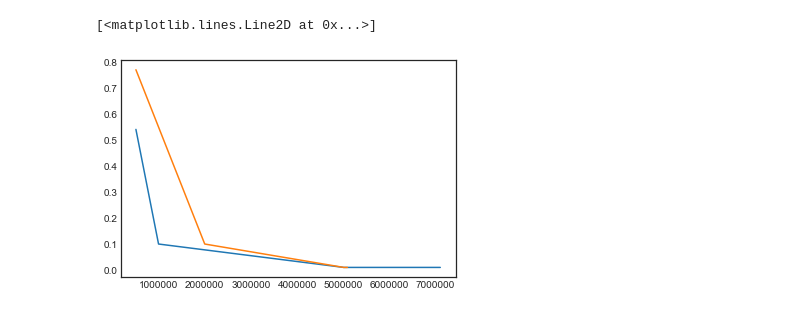
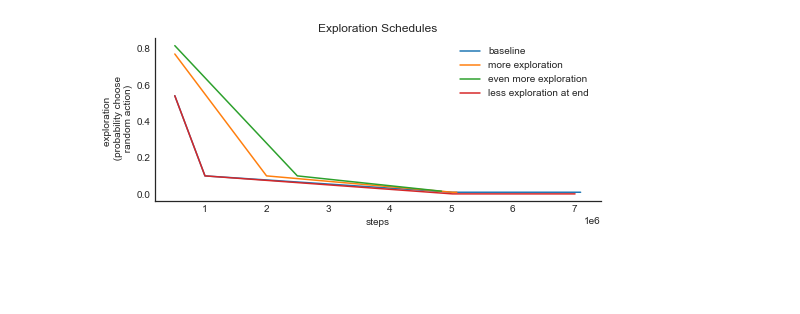
Before and after one commit to crgagne/class_deepRL, a Jupyter notebook: hw3_gagne/HW3_gagne.ipynb, the cells around one changed output. Cells and saved outputs as stored; diff of their text form; code cells hidden in the pictures; blank space fills up the shorter version.

```diff
--- a/hw3_gagne/HW3_gagne.ipynb
+++ b/hw3_gagne/HW3_gagne.ipynb
@@ -113,25 +58,51 @@ plt.ticklabel_format(style='sci', axis='x', scilimits=(0,0))
 # %%
-
+# load in data
 date = '2017-09-30-23:02'
 time_steps = np.loadtxt('results/time_steps'+date+'.txt')
 mean_returns = np.loadtxt('results/mean_episode_rewards'+date+'.txt')
 best_returns = np.loadtxt('results/best_mean_episode_rewards'+date+'.txt')
 explorations = np.loadtxt('results/explorations'+date+'.txt')
-df=pd.DataFrame({'time_steps':time_steps,'mean_returns':mean_returns,'best_returns':best_returns})
-
+df=pd.DataFrame({'time_steps':time_steps,'baseline (mean)':mean_returns,'baseline (best)':best_returns})
 df = df.set_index('time_steps',drop=True)
 
 
 date = '2017-10-01-23:40'
 time_steps2 = np.loadtxt('results/time_steps'+date+'.txt')
-mean_returns = np.loadtxt('results/mean_episode_rewards'+date+'.txt')
-best_returns = np.loadtxt('results/best_mean_episode_rewards'+date+'.txt')
+mean_returns2 = np.loadtxt('results/mean_episode_rewards'+date+'.txt')
+best_returns2= np.loadtxt('results/best_mean_episode_rewards'+date+'.txt')
 explorations2 = np.loadtxt('results/explorations'+date+'.txt')
-df2=pd.DataFrame({'time_steps':time_steps2,'mean_returns2':mean_returns,'best_returns2':best_returns})
+df2=pd.DataFrame({'time_steps':time_steps2,'more exploration (mean)':mean_returns2,'more exploration (best)':best_returns2})
 df2 = df2.set_index('time_steps',drop=True)
+
+
+date = '2017-10-02-17:06'
+time_steps3 = np.loadtxt('results/time_steps'+date+'.txt')
+mean_returns3 = np.loadtxt('results/mean_episode_rewards'+date+'.txt')
+best_returns3 = np.loadtxt('results/best_mean_episode_rewards'+date+'.txt')
+explorations3 = np.loadtxt('results/explorations'+date+'.txt')
+df3=pd.DataFrame({'time_steps':time_steps3,'even more exploration (mean)':mean_returns3,'even more exploration (best)':best_returns3})
+df3 = df3.set_index('time_steps',drop=True)
+
+
+date = '2017-10-03-08:19'
+time_steps4 = np.loadtxt('results/time_steps'+date+'.txt')
+mean_returns4 = np.loadtxt('results/mean_episode_rewards'+date+'.txt')
+best_returns4 = np.loadtxt('results/best_mean_episode_rewards'+date+'.txt')
+explorations4= np.loadtxt('results/explorations'+date+'.txt')
+df4=pd.DataFrame({'time_steps':time_steps4,'less exploration at end (mean)':mean_returns4,'less exploration at end (best)':best_returns4})
+df4 = df4.set_index('time_steps',drop=True)
-# %%
-plt.plot(time_steps,explorations)
-plt.plot(time_steps2,explorations2)
-# %% [output]
-[<matplotlib.lines.Line2D at 0x...>]
-[figure, removed]
+# %%
+plt.figure(figsize=(8,3))
+plt.plot(time_steps,explorations,label='baseline')
+plt.plot(time_steps2,explorations2,label='more exploration')
+plt.plot(time_steps3,explorations3,label='even more exploration')
+plt.plot(time_steps4,explorations4,label='less exploration at end ')
+plt.legend()
+plt.ylabel('exploration \n (probability choose\n random action)')
+plt.ticklabel_format(style='sci', axis='x', scilimits=(0,0))
+plt.xlabel('steps')
+sns.despine()
+plt.title('Exploration Schedules')
+plt.savefig('figs/Q2_a.png',dpi=300)
+# %% [output]
+[figure, added]
```
Also changed, not shown: parts of 20 cells of this notebook, 5 other files.
